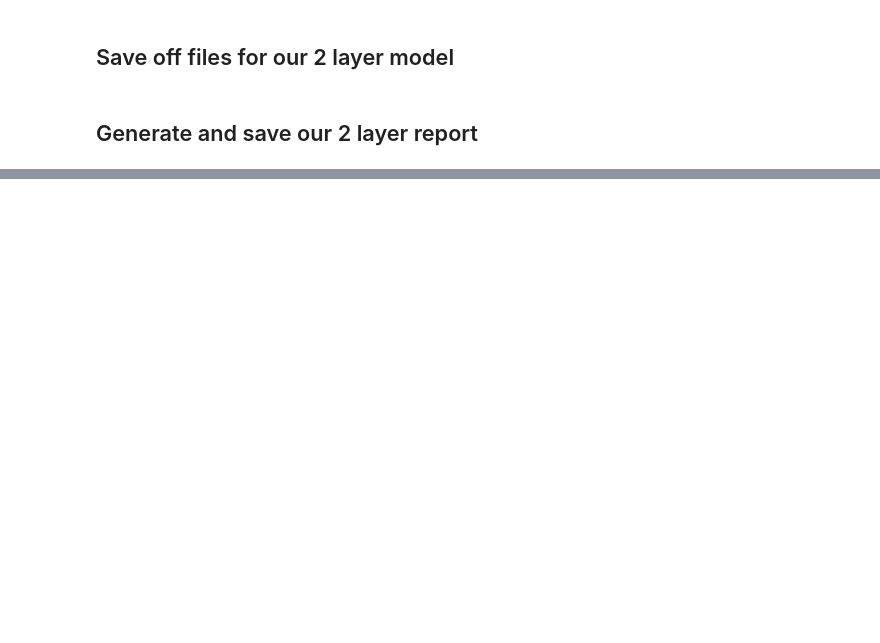
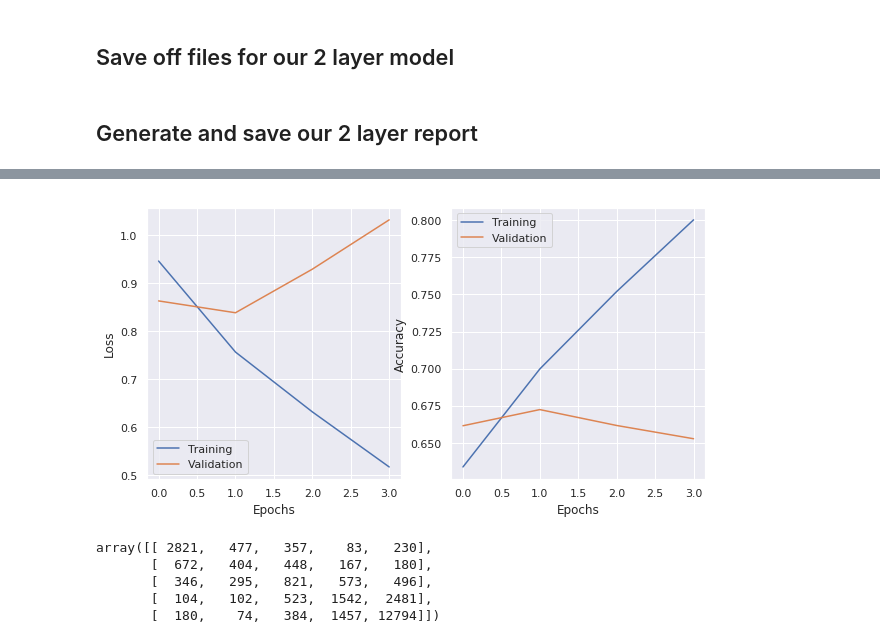
Before and after one commit to sv650s/sb-capstone, a Jupyter notebook: 2019_07_23_CNN_Multi_layer_prototype.ipynb, the cells around one changed output, grey strips where cells are left out. Drawn from its saved outputs; the diff is of its cells as text; code cells hidden in the pictures; blank space fills up the shorter version.

Commit message:
Checked in multi layer CNN prototype

```diff
--- a/2019_07_23_CNN_Multi_layer_prototype.ipynb
+++ b/2019_07_23_CNN_Multi_layer_prototype.ipynb
@@ -293,0 +319,18 @@ report_df.to_csv(REPORT_FILE, index=False)
+# %%
+MODEL_NAME3 = "CNN_3layer"
+# these are same as before
+# EMBED_SIZE = 300
+# EPOCHS  = 50
+# BATCH_SIZE = 128
+# VOCAB_SIZE = len(t.word_counts)+1
+
+model3 = Sequential()
+model3.add(Embedding(VOCAB_SIZE, EMBED_SIZE, input_length=MAX_SEQUENCE_LENGTH))
+model3.add(Conv1D(filters=100, kernel_size=3, padding='same', activation='relu'))
+model3.add(Conv1D(filters=100, kernel_size=3, padding='same', activation='relu'))
+model3.add(Conv1D(filters=100, kernel_size=3, padding='same', activation='relu'))
+model3.add(MaxPooling1D(pool_size=2))
+model3.add(Flatten())
+model3.add(Dense(250, activation='relu'))
+model3.add(Dense(5, activation='softmax'))
+model3.compile(loss='categorical_crossentropy', optimizer='adam', metrics=['accuracy'])
@@ -293,0 +362,9 @@ report_df.to_csv(REPORT_FILE, index=False)
+# %%
+# this is ame as before
+# early_stop = EarlyStopping(monitor='val_loss', patience=2, verbose=1)
+network_history3 = model3.fit(X_train, y_train,
+                      batch_size=BATCH_SIZE,
+                      epochs=EPOCHS,
+                      verbose=1,
+                      validation_split=0.2,
+                      callbacks=[early_stop])
@@ -293,0 +396,4 @@ report_df.to_csv(REPORT_FILE, index=False)
+# %%
+pu.plot_network_history(network_history3)
+# %% [output]
+[figure, added]
@@ -293,0 +405,9 @@ report_df.to_csv(REPORT_FILE, index=False)
+# %%
+cm = confusion_matrix(y_test_unencoded, y_predict_unencoded3)
+cm
+# %% [output]
+array([[ 2821,   477,   357,    83,   230],
+       [  672,   404,   448,   167,   180],
+       [  346,   295,   821,   573,   496],
+       [  104,   102,   523,  1542,  2481],
+       [  180,    74,   384,  1457, 12794]])
```
Also changed, not shown: parts of 30 cells of this notebook.
